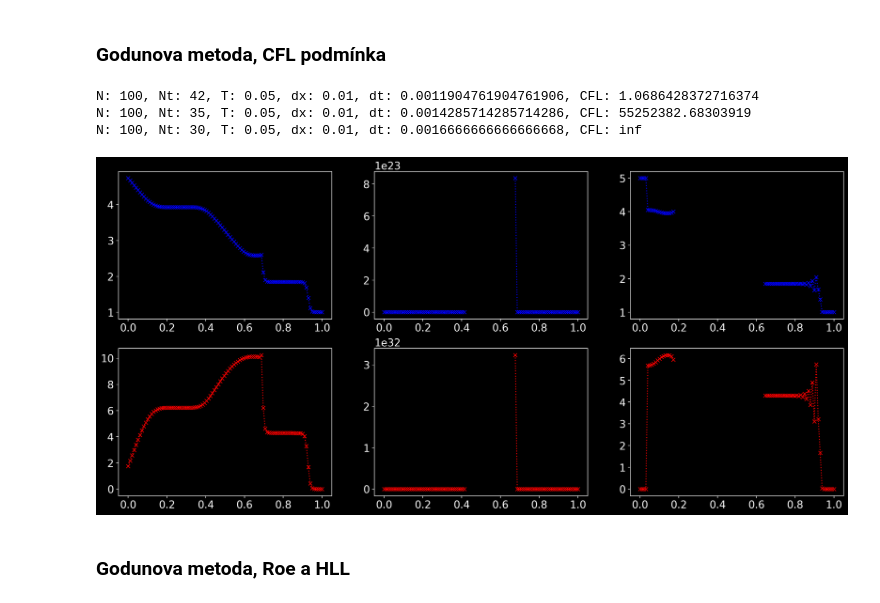
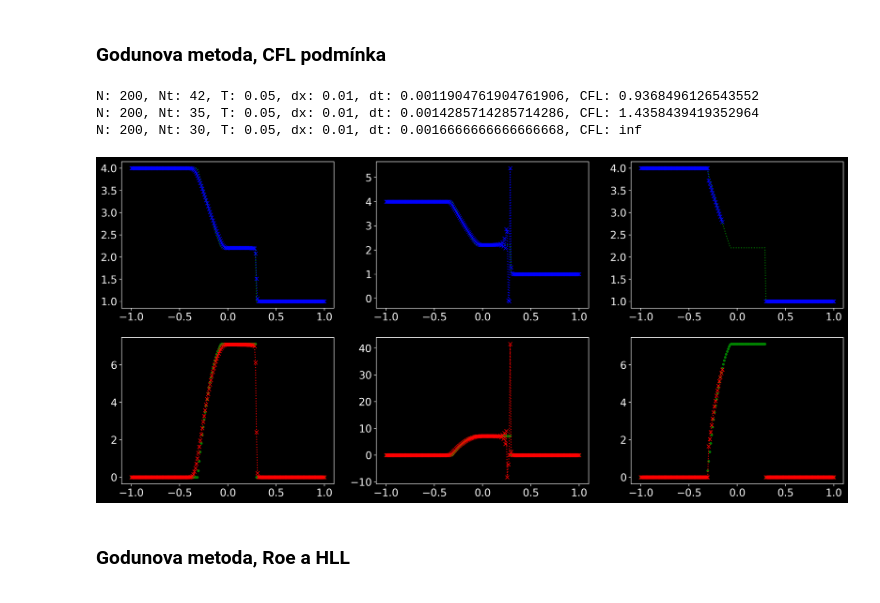
Before and after one commit to honzapulpan/fav-SNM2, a Jupyter notebook: SNM2-semestrálka.ipynb, the cells around one changed output. Cells and saved outputs as stored; diff of their text form; code cells hidden in the pictures.

Commit message:
Exact solution in all plots

```diff
--- a/SNM2-semestrálka.ipynb
+++ b/SNM2-semestrálka.ipynb
@@ -146,9 +146,9 @@ def shallow_ic(N, ic_type=1):
 
 # shallow water system solution
 def shallow_sol(q_state,
-                x_start = 0.,
+                x_start = -1.,
                 x_end = 1.,
-                N = 100,
+                N = 200,
                 T = .05,
                 Nt = 50,
                 riemann_solver=shallow_roe_1D,
@@ -229,26 +229,31 @@ def shallow_sol(q_state,
 # %% [markdown]
 ### Godunova metoda, CFL podmínka
 # %%
+_, _, exact_sol, _ = exact_riemann_solution([4.,0],[1.,0], grav=grav)
+
 # 1st order, Roe Riemann solver
 Nt = [42, 35, 30]
 for i in range(3):
-    N = 100;
-    Q = shallow_ic(N, 2)
+    N = 200;
+    Q = shallow_ic(N, 1)
     Q_roe, x = shallow_sol(Q,
                     N = N,
                     Nt = Nt[i],
                     riemann_solver=shallow_roe_1D,
                     plot_sol=False)
     plt.subplot(2, 3, i+1)
+    plt.plot(x, exact_sol(x/.05)[0], 'g:')
     plt.plot(x, Q_roe[0,:], 'bx:')
+
     plt.subplot(2, 3, i+4)
+    plt.plot(x, exact_sol(x/.05)[1], 'g:')
     plt.plot(x, Q_roe[1,:], 'rx:')
 plt.show()
 # %% [output]
-N: 100, Nt: 42, T: 0.05, dx: 0.01, dt: 0.0011904761904761906, CFL: 1.0686428372716374
-N: 100, Nt: 35, T: 0.05, dx: 0.01, dt: 0.0014285714285714286, CFL: 55252382.68303919
-N: 100, Nt: 30, T: 0.05, dx: 0.01, dt: 0.0016666666666666668, CFL: inf
+N: 200, Nt: 42, T: 0.05, dx: 0.01, dt: 0.0011904761904761906, CFL: 0.9368496126543552
+N: 200, Nt: 35, T: 0.05, dx: 0.01, dt: 0.0014285714285714286, CFL: 1.4358439419352964
+N: 200, Nt: 30, T: 0.05, dx: 0.01, dt: 0.0016666666666666668, CFL: inf
-[figure, old version]
+[figure, new version]
 # %% [markdown]
 ### Godunova metoda, Roe a HLL
 # %%
```
Also changed, not shown: parts of 4 cells of this notebook, 2 other files.
